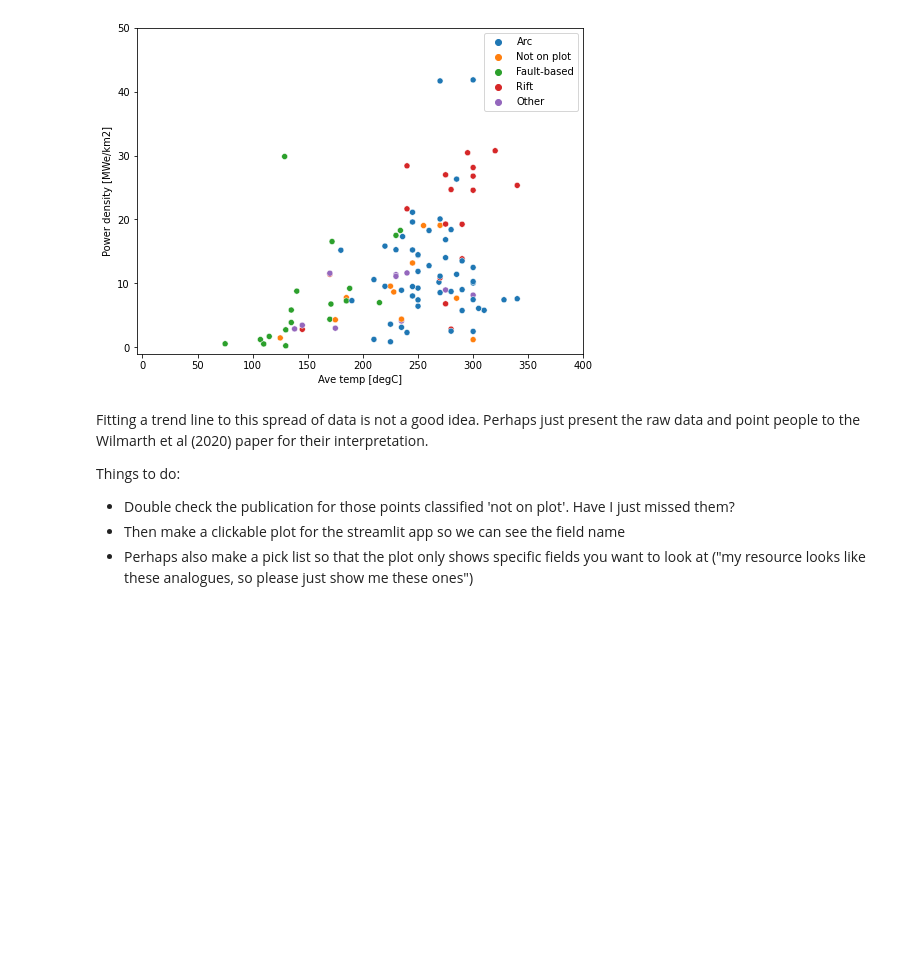
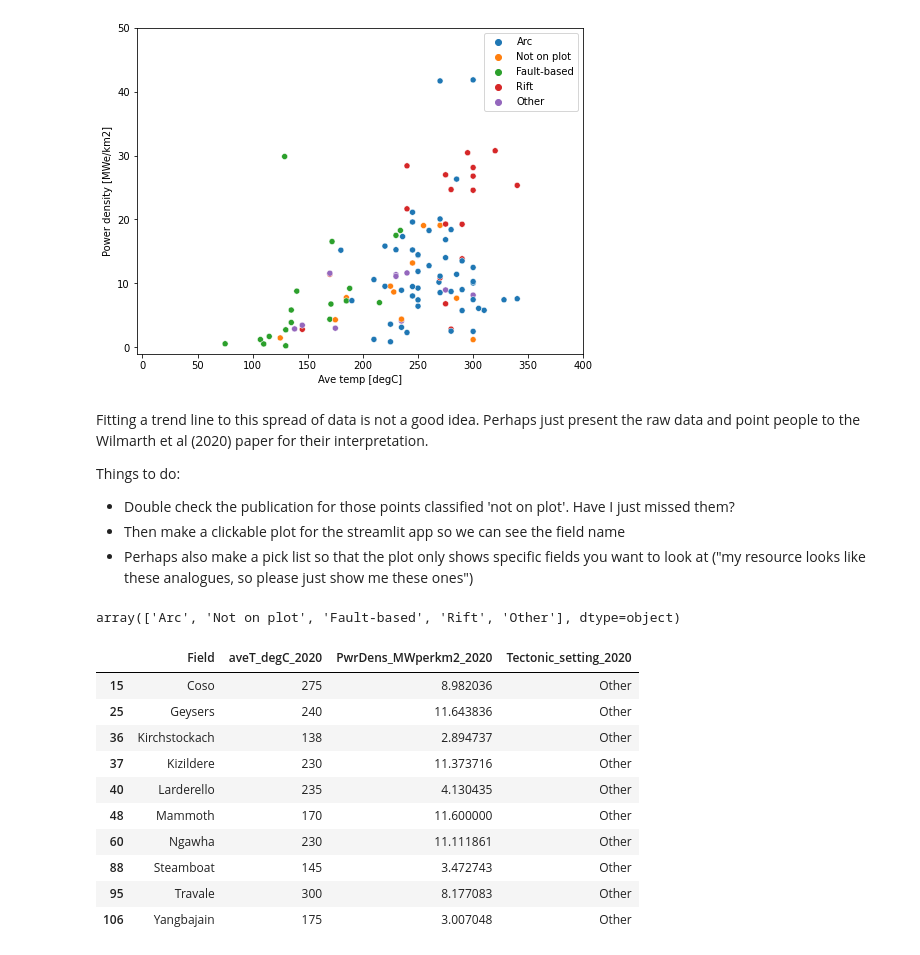
Before and after one commit to Geothermal-Resource-Capacity/Power-Density, a Jupyter notebook: notebooks/Power-density-data.ipynb, the cells around one changed output. Drawn from its saved outputs; the diff is of its cells as text; code cells hidden in the pictures; blank space fills up the shorter version.

Commit message:
Filter for 'other'

```diff
--- a/notebooks/Power-density-data.ipynb
+++ b/notebooks/Power-density-data.ipynb
@@ -34,5 +35,6 @@ import seaborn as sns
 # %%
-pddata = pd.read_excel(r'../PowerDensity_MWilmarth-JStimac-GGanefianto-2020-WGC-Data.xlsx', sheet_name='Sheet1')
+pddata = pd.read_excel(r'../PowerDensityDatabase_MWilmarth-JStimac-GGanefianto-2020-WGC-Data.xlsx',
+    sheet_name='Sheet1')
 pddata
 # %% [output]
 |  | Field | aveT_degC_2020 | PwrDens_MWperkm2_2020 | Tectonic_setting_2020 |
@@ -90,3 +92,22 @@ Things to do:
 - Double check the publication for those points classified 'not on plot'. Have I just missed them?
 - Then make a clickable plot for the streamlit app so we can see the field name
 - Perhaps also make a pick list so that the plot only shows specific fields you want to look at ("my resource looks like these analogues, so please just show me these ones")
+# %%
+pddata.Tectonic_setting_2020.unique()
+# %% [output]
+array(['Arc', 'Not on plot', 'Fault-based', 'Rift', 'Other'], dtype=object)
+# %%
+pddata_other = pddata[pddata.Tectonic_setting_2020 == 'Other']
+pddata_other.head(12)
+# %% [output]
+|  | Field | aveT_degC_2020 | PwrDens_MWperkm2_2020 | Tectonic_setting_2020 |
+| 15 | Coso | 275 | 8.982036 | Other |
+| 25 | Geysers | 240 | 11.643836 | Other |
+| 36 | Kirchstockach | 138 | 2.894737 | Other |
+| 37 | Kizildere | 230 | 11.373716 | Other |
+| 40 | Larderello | 235 | 4.130435 | Other |
+| 48 | Mammoth | 170 | 11.600000 | Other |
+| 60 | Ngawha | 230 | 11.111861 | Other |
+| 88 | Steamboat | 145 | 3.472743 | Other |
+| 95 | Travale | 300 | 8.177083 | Other |
+| 106 | Yangbajain | 175 | 3.007048 | Other |
```
Also changed, not shown: parts of 1 cell of this notebook.
